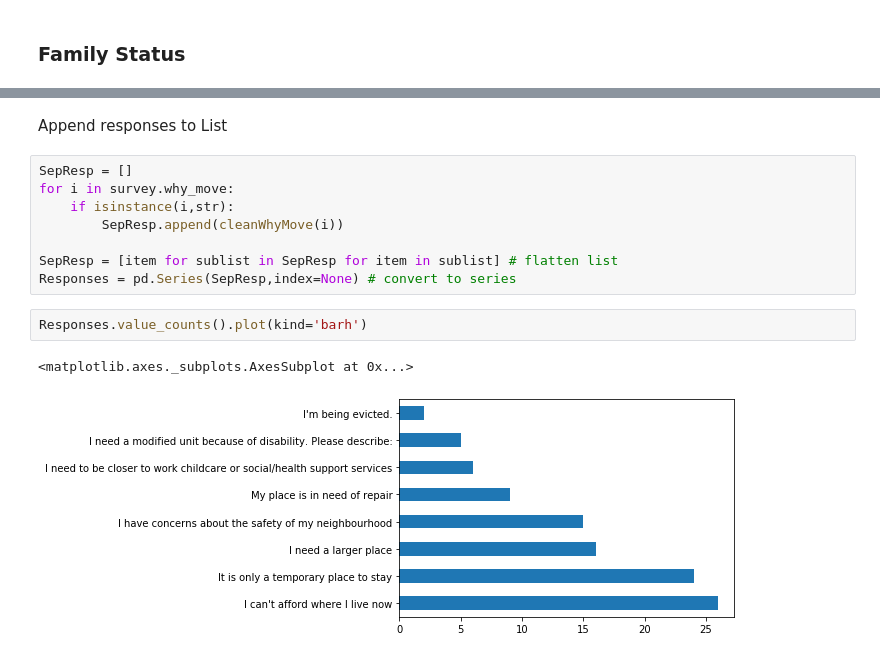
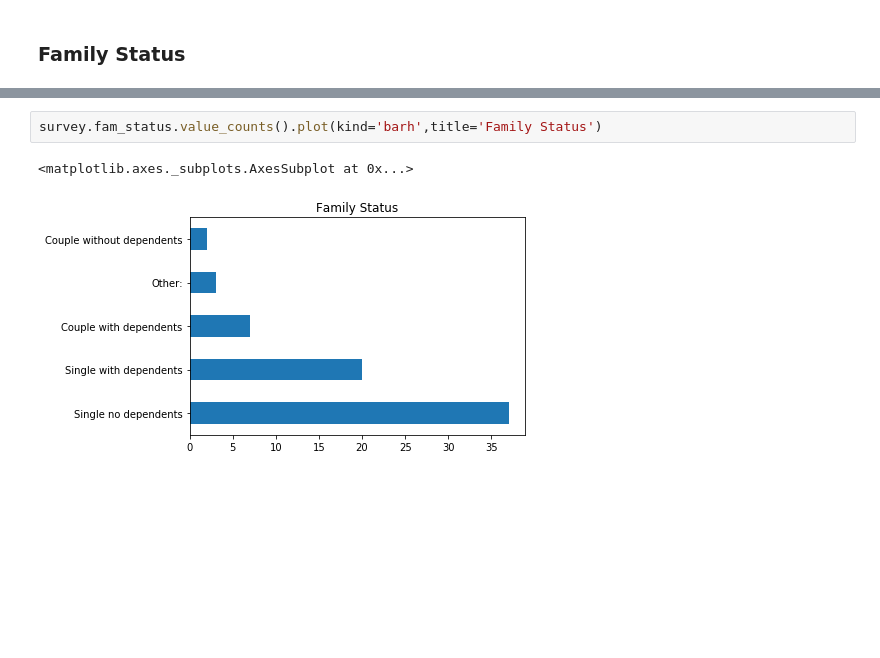
Before and after one commit to jbmoskow/CommunityHousingProject, a Jupyter notebook: CHP.ipynb, the cells around one changed output, grey strips where cells are left out. Drawn from its saved outputs; the diff is of its cells as text; blank space fills up the shorter version.

```diff
--- a/CHP.ipynb
+++ b/CHP.ipynb
@@ -107,15 +100,5 @@ def cleanWhyMove(string):
-# %% [markdown]
-Append responses to List
-# %%
-SepResp = []
-for i in survey.why_move:
-    if isinstance(i,str):
-        SepResp.append(cleanWhyMove(i))
-
-SepResp = [item for sublist in SepResp for item in sublist] # flatten list
-Responses = pd.Series(SepResp,index=None) # convert to series
-# %%
-Responses.value_counts().plot(kind='barh')
-# %% [output]
-<matplotlib.axes._subplots.AxesSubplot at 0x...>
-[figure, removed]
+# %%
+survey.fam_status.value_counts().plot(kind='barh',title='Family Status')
+# %% [output]
+<matplotlib.axes._subplots.AxesSubplot at 0x...>
+[figure, added]
```
Also changed, not shown: parts of 53 cells of this notebook.
